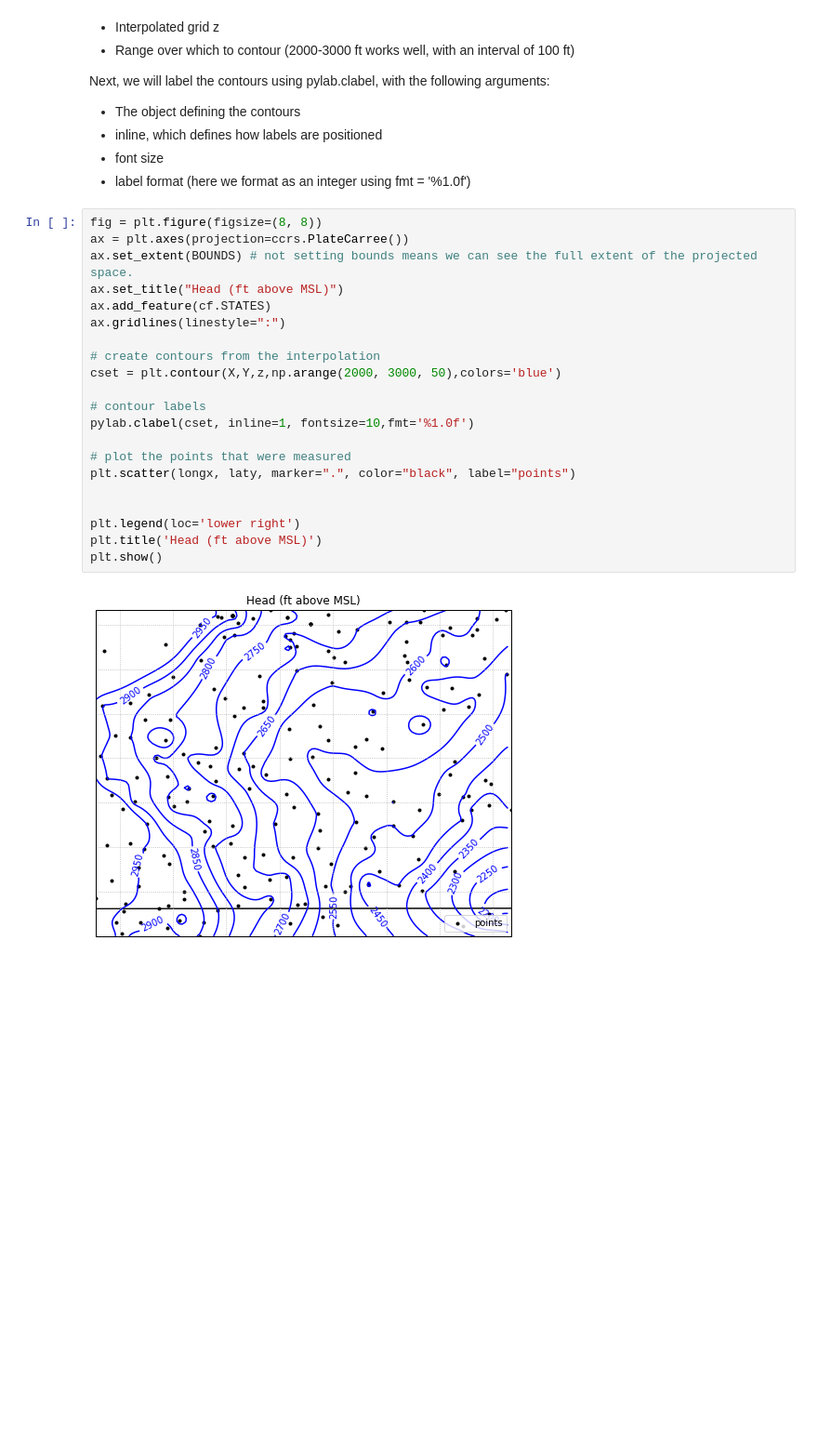
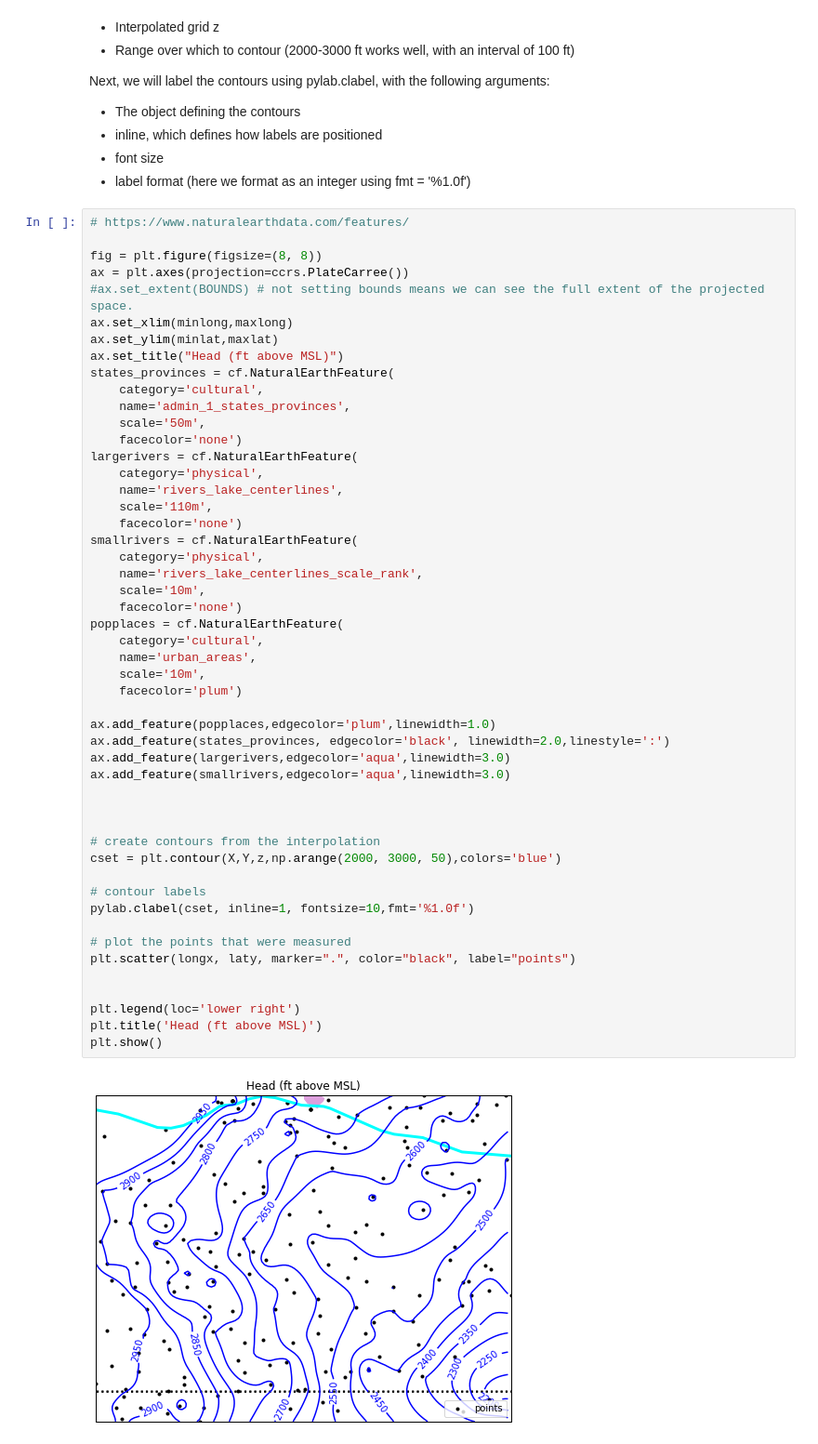
Before and after one commit to yiquanw2/geol572_6, a Jupyter notebook: HighPlainsAquifer.ipynb, the cells around one changed output. Shown at 93% size. Drawn from its saved outputs; the diff is of its cells as text; blank space fills up the shorter version.

```diff
--- a/HighPlainsAquifer.ipynb
+++ b/HighPlainsAquifer.ipynb
@@ -140,25 +114,54 @@ Next, we will label the contours using pylab.clabel, with the following argument
     <li>label format (here we format as an integer using fmt = '%1.0f')</li>
 </ul>
 # %%
+# https://www.naturalearthdata.com/features/
+
 fig = plt.figure(figsize=(8, 8))
 ax = plt.axes(projection=ccrs.PlateCarree())
-ax.set_extent(BOUNDS) # not setting bounds means we can see the full extent of the projected space.
+#ax.set_extent(BOUNDS) # not setting bounds means we can see the full extent of the projected space.
+ax.set_xlim(minlong,maxlong)
+ax.set_ylim(minlat,maxlat)
 ax.set_title("Head (ft above MSL)")
-ax.add_feature(cf.STATES)
-ax.gridlines(linestyle=":")
+states_provinces = cf.NaturalEarthFeature(
+    category='cultural',
+    name='admin_1_states_provinces',
+    scale='50m',
+    facecolor='none')
+largerivers = cf.NaturalEarthFeature(
+    category='physical',
+    name='rivers_lake_centerlines',
+    scale='110m',
+    facecolor='none')
+smallrivers = cf.NaturalEarthFeature(
+    category='physical',
+    name='rivers_lake_centerlines_scale_rank',
+    scale='10m',
+    facecolor='none')
+popplaces = cf.NaturalEarthFeature(
+    category='cultural',
+    name='urban_areas',
+    scale='10m',
+    facecolor='plum')
+
+ax.add_feature(popplaces,edgecolor='plum',linewidth=1.0)
+ax.add_feature(states_provinces, edgecolor='black', linewidth=2.0,linestyle=':')
+ax.add_feature(largerivers,edgecolor='aqua',linewidth=3.0)
+ax.add_feature(smallrivers,edgecolor='aqua',linewidth=3.0)
+
+
 
 # create contours from the interpolation
 cset = plt.contour(X,Y,z,np.arange(2000, 3000, 50),colors='blue')
 
 # contour labels
 pylab.clabel(cset, inline=1, fontsize=10,fmt='%1.0f')
 
 # plot the points that were measured
 plt.scatter(longx, laty, marker=".", color="black", label="points")
 
 
 plt.legend(loc='lower right')
 plt.title('Head (ft above MSL)')
 plt.show()
 # %% [output]
-[figure, old version]
+[figure, new version]
```
Also changed, not shown: parts of 3 cells of this notebook.
